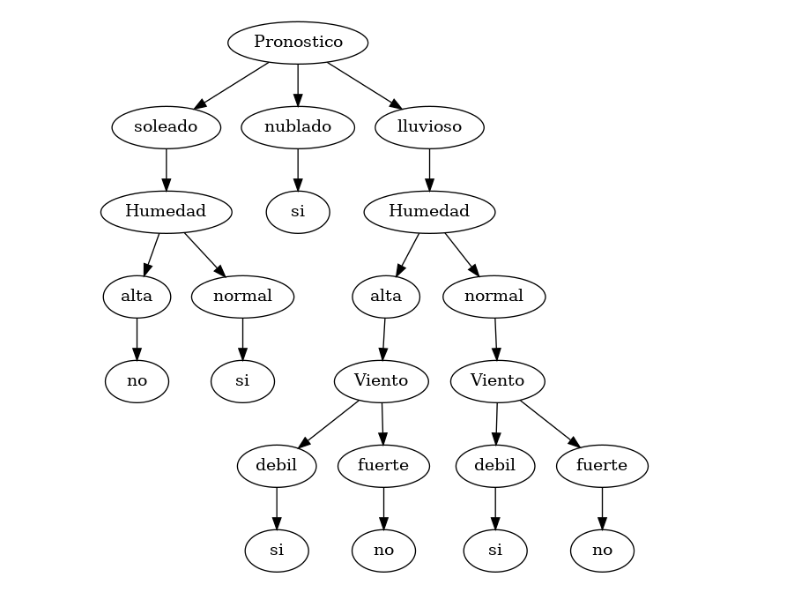
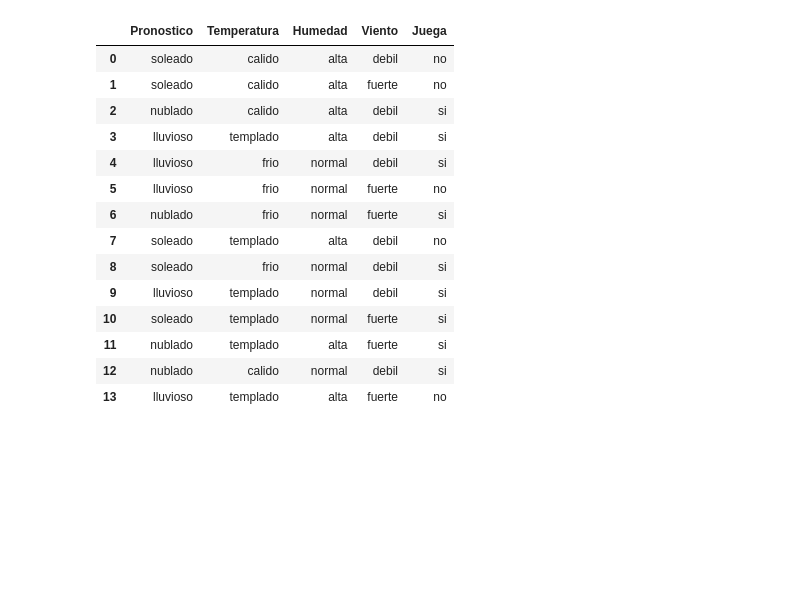
Before and after one commit to gsilvatici/MachineLearningStories, a Jupyter notebook: tp2/ej1.ipynb, the cells around one changed output. Drawn from its saved outputs; the diff is of its cells as text; code cells hidden in the pictures; blank space fills up the shorter version.

```diff
--- a/tp2/ej1.ipynb
+++ b/tp2/ej1.ipynb
@@ -1,24 +1,29 @@
 # %%
-from IPython.display import Image
+import pandas as pd
 
 # Datos pronostico
 df = pd.DataFrame({
-    'Pronostico': 2*['soleado']+['nublado']+3*['lluvioso']+['nublado']+2*['soleado']+['lluvioso']+['soleado']+2*['nublado']+['lluvioso'],
-    'Temperatura': 3*['calido']+['templado'] + 3*['frio'] +['templado']+['frio']+3*['templado']+['calido']+['templado'],
-    'Humedad': 4*['alta']+3*['normal']+['alta']+3*['normal']+['alta']+['normal']+['alta'],
-    'Viento': ['debil']+['fuerte'] + 3*['debil'] + 2*['fuerte'] +3*['debil']+2*['fuerte']+['debil']+['fuerte'],
-    'Juega': 2*['no'] + 3*['si']+['no']+['si']+['no']+5*['si']+['no']
-})
-
-etree = DecisionTree(df, {
-    'gain_function': 'shannon',
-    'objective':'Juega'
-})
-
-dot = etree.digraph()
-dot.format = 'png'
-dot.save(filename='digraph', directory='./')
-
-Image('digraph.png')
+     'Pronostico': 2*['soleado']+['nublado']+3*['lluvioso']+['nublado']+2*['soleado']+['lluvioso']+['soleado']+2*['nublado']+['lluvioso'],
+     'Temperatura': 3*['calido']+['templado'] + 3*['frio'] +['templado']+['frio']+3*['templado']+['calido']+['templado'],
+     'Humedad': 4*['alta']+3*['normal']+['alta']+3*['normal']+['alta']+['normal']+['alta'],
+     'Viento': ['debil']+['fuerte'] + 3*['debil'] + 2*['fuerte'] +3*['debil']+2*['fuerte']+['debil']+['fuerte'],
+     'Juega': 2*['no'] + 3*['si']+['no']+['si']+['no']+5*['si']+['no']
+ })
+# df = pd.read_csv('datasets/datos_pronostico.csv')
+df
 # %% [output]
-[figure, removed]
+|  | Pronostico | Temperatura | Humedad | Viento | Juega |
+| 0 | soleado | calido | alta | debil | no |
+| 1 | soleado | calido | alta | fuerte | no |
+| 2 | nublado | calido | alta | debil | si |
+| 3 | lluvioso | templado | alta | debil | si |
+| 4 | lluvioso | frio | normal | debil | si |
+| 5 | lluvioso | frio | normal | fuerte | no |
+| 6 | nublado | frio | normal | fuerte | si |
+| 7 | soleado | templado | alta | debil | no |
+| 8 | soleado | frio | normal | debil | si |
+| 9 | lluvioso | templado | normal | debil | si |
+| 10 | soleado | templado | normal | fuerte | si |
+| 11 | nublado | templado | alta | fuerte | si |
+| 12 | nublado | calido | normal | debil | si |
+| 13 | lluvioso | templado | alta | fuerte | no |
```
Also changed, not shown: parts of 15 cells of this notebook, 2 other files.
